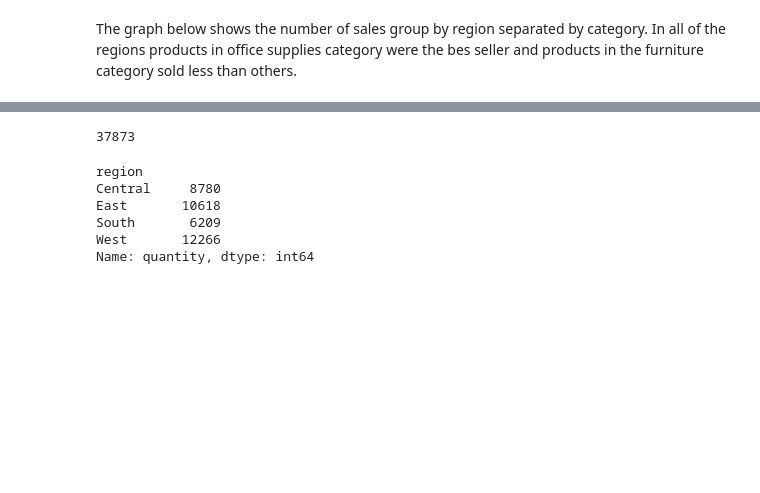
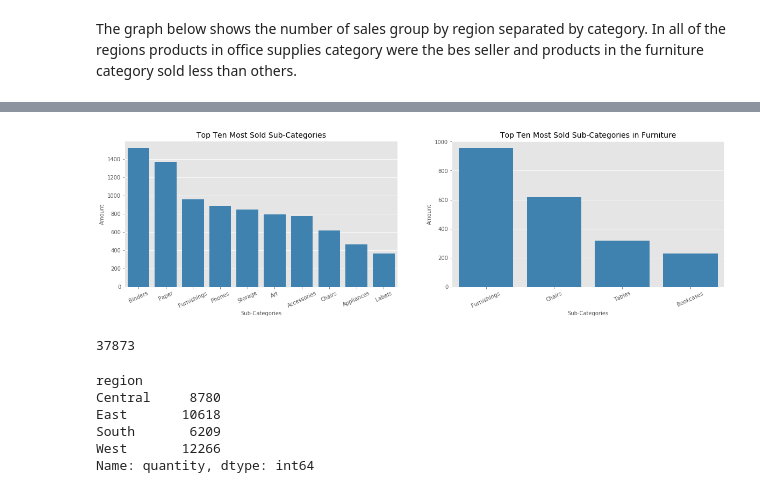
Before and after one commit to yasamanensafi/retail_store_sales_forecasting, a Jupyter notebook: Project EDA.ipynb, the cells around one changed output, grey strips where cells are left out. Drawn from its saved outputs; the diff is of its cells as text; code cells hidden in the pictures; blank space fills up the shorter version.

```diff
--- a/Project EDA.ipynb
+++ b/Project EDA.ipynb
@@ -246,9 +287,0 @@ plt.show()
-# %%
-#Top ten most sold sub-categories
-plt.figure(figsize=(13,4))
-top10 = data['sub_category'].value_counts().sort_values(ascending=False)[:10]
-sns.barplot(x=top10.index,y=top10.values,color='#2E86C1')
-plt.title("Top ten most sold sub-categories")
-plt.rc('xtick', labelsize=10)
-plt.rc('ytick', labelsize=10)
-plt.show()
@@ -257,9 +287,0 @@ plt.show()
-# %%
-#Top ten most sold sub-categories
-plt.figure(figsize=(13,4))
-top10 = df_furniture['sub_category'].value_counts().sort_values(ascending=False)[:10]
-sns.barplot(x=top10.index,y=top10.values,color='#2E86C1')
-plt.title("Top ten most sold in furniture sub-categories")
-plt.rc('xtick', labelsize=10)
-plt.rc('ytick', labelsize=10)
-plt.show()
@@ -325,0 +288,21 @@ data.groupby(['state','ship_date']).head(n=5)
+# %%
+plt.figure(figsize=(20,5))
+plt.subplot(1,2,1)
+sns.barplot(x=data['sub_category'].value_counts().sort_values(ascending=False)[:10].index,
+           y=data['sub_category'].value_counts().sort_values(ascending=False)[:10].values,color='#2E86C1')
+plt.title('Top Ten Most Sold Sub-Categories',size=14)
+plt.xticks(rotation='25')
+plt.xlabel('Sub-Categories',size=10)
+plt.ylabel('Amount',size=10)
+
+plt.subplot(1,2,2)
+sns.barplot(x=df_furniture['sub_category'].value_counts().sort_values(ascending=False)[:10].index,
+           y=df_furniture['sub_category'].value_counts().sort_values(ascending=False)[:10].values,color='#2E86C1')
+plt.title('Top Ten Most Sold Sub-Categories in Furniture',size=14)
+plt.xticks(rotation='25')
+plt.xlabel('Sub-Categories',size=10)
+plt.ylabel('Amount',size=10)
+
+plt.show()
+# %% [output]
+[figure, added]
```
Also changed, not shown: parts of 90 cells of this notebook.
